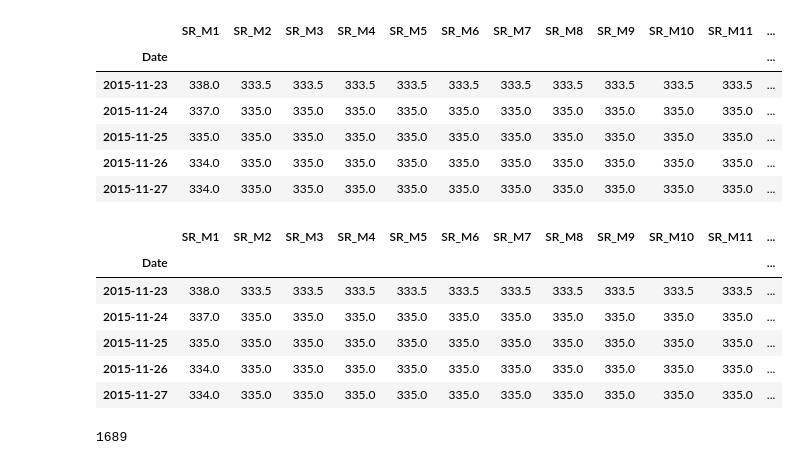
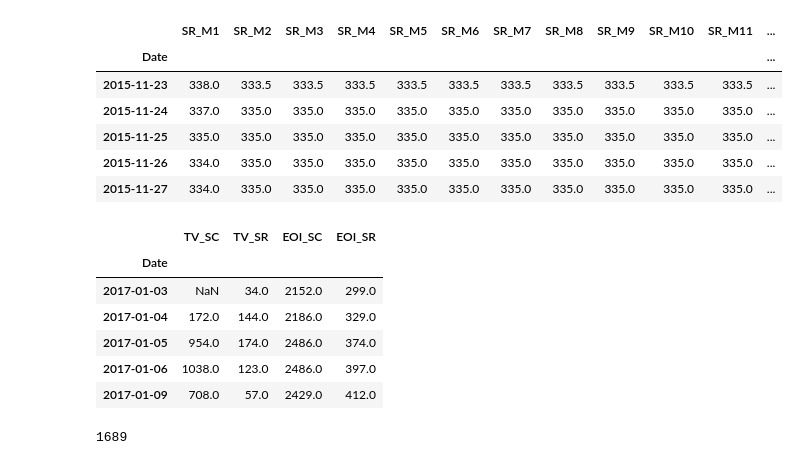
Before and after one commit to MateoPeri/steel-scrap-predictor, a Jupyter notebook: Steel Scrap Predictor.ipynb, the cells around one changed output. Drawn from its saved outputs; the diff is of its cells as text; code cells hidden in the pictures.

```diff
--- a/Steel Scrap Predictor.ipynb
+++ b/Steel Scrap Predictor.ipynb
@@ -52,7 +52,8 @@ ignore = ['HU', 'HC', 'AM', 'UP']
 p = PATH+'raw/*Closing Prices.xlsx'
 excels = glob.glob(p)
 
-frames = {}
+frames = []
+to_keep = 'M1'
 
 for xcel in excels:
   d = pd.read_excel(xcel, parse_dates=True, decimal=',', thousands='.')
@@ -69,9 +70,9 @@ for xcel in excels:
 
   d.columns = ['Date'] + [name+'_'+c for c in d.columns if c != 'USD/mt']
 
-  frames[name] = d
+  frames.append(d)
 
-dfs = [d.drop_duplicates().set_index(['Date']) for d in frames.values()]
+dfs = [d.drop_duplicates().set_index(['Date']) for d in frames]
 price_df = pd.concat(dfs, axis=1)
 
 price_df.head()
@@ -86,31 +87,33 @@ price_df.head()
 # %%
 p = PATH+'raw/CSF*.xlsx'
 
 excels = glob.glob(p)
+
+frames = []
 
 for xcel in excels:
   d = pd.read_excel(xcel, parse_dates=True, decimal=',', thousands='.')
   name = os.path.basename(xcel)[-8:-5].strip()
   d[['HU']] = d[['HU']].apply(st_to_mt, axis=1)
   # Cambiamos el nombre a la columna
   d.drop(ignore, axis=1, inplace=True)
   rest = [c for c in d.columns if c != 'Date']
   d.rename(dict(zip(rest, [name+'_'+c for c in rest])), axis=1, inplace=True)
 
-  frames[name] = d
+  frames.append(d)
 
-dfs = [d.drop_duplicates().set_index(['Date']) for d in frames.values()]
+dfs = [d.drop_duplicates().set_index(['Date']) for d in frames]
 vol_df = pd.concat(dfs, axis=1)
 
 vol_df.head()
 # %% [output]
-|  | SR_M1 | SR_M2 | SR_M3 | SR_M4 | SR_M5 | SR_M6 | SR_M7 | SR_M8 | SR_M9 | SR_M10 | SR_M11 | ... |
-| Date |  |  |  |  |  |  |  |  |  |  |  | ... |
-| 2015-11-23 | 338.0 | 333.5 | 333.5 | 333.5 | 333.5 | 333.5 | 333.5 | 333.5 | 333.5 | 333.5 | 333.5 | ... |
-| 2015-11-24 | 337.0 | 335.0 | 335.0 | 335.0 | 335.0 | 335.0 | 335.0 | 335.0 | 335.0 | 335.0 | 335.0 | ... |
-| 2015-11-25 | 335.0 | 335.0 | 335.0 | 335.0 | 335.0 | 335.0 | 335.0 | 335.0 | 335.0 | 335.0 | 335.0 | ... |
-| 2015-11-26 | 334.0 | 335.0 | 335.0 | 335.0 | 335.0 | 335.0 | 335.0 | 335.0 | 335.0 | 335.0 | 335.0 | ... |
-| 2015-11-27 | 334.0 | 335.0 | 335.0 | 335.0 | 335.0 | 335.0 | 335.0 | 335.0 | 335.0 | 335.0 | 335.0 | ... |
+|  | TV_SC | TV_SR | EOI_SC | EOI_SR |
+| Date |  |  |  |  |
+| 2017-01-03 | NaN | 34.0 | 2152.0 | 299.0 |
+| 2017-01-04 | 172.0 | 144.0 | 2186.0 | 329.0 |
+| 2017-01-05 | 954.0 | 174.0 | 2486.0 | 374.0 |
+| 2017-01-06 | 1038.0 | 123.0 | 2486.0 | 397.0 |
+| 2017-01-09 | 708.0 | 57.0 | 2429.0 | 412.0 |
 # %%
 all_df = pd.concat([price_df, vol_df], axis=1)
 # %%
```
Also changed, not shown: parts of 5 cells of this notebook.
